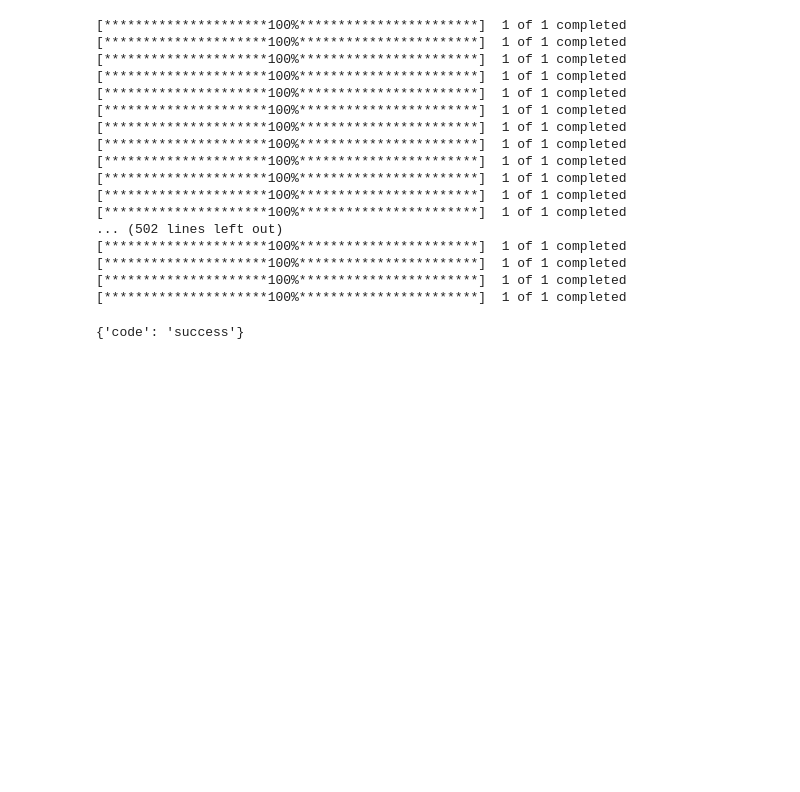
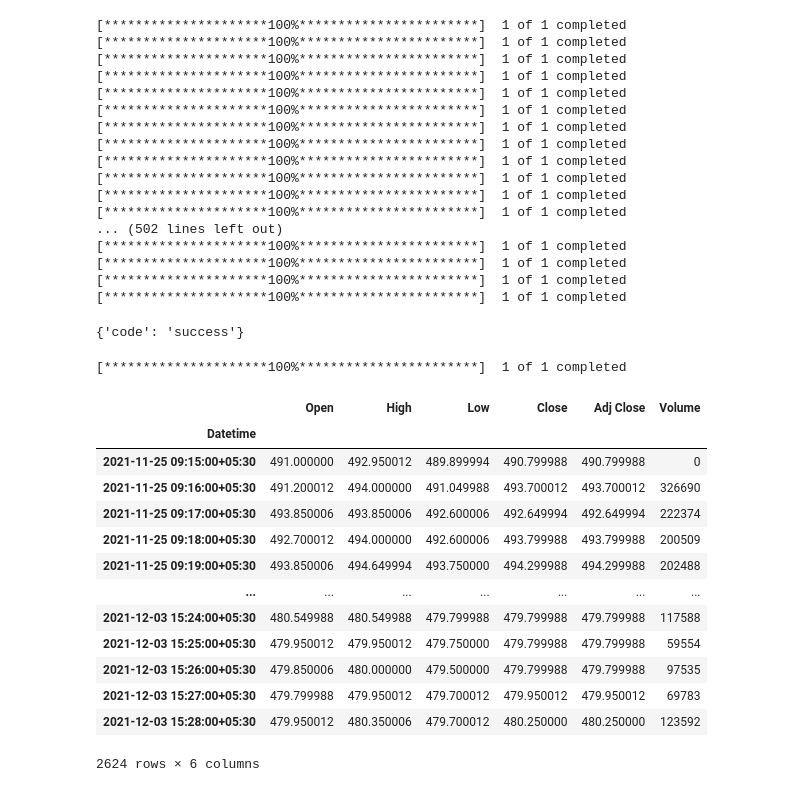
Before and after one commit to Deebling5/candlestick_screener, a Jupyter notebook: Breakout.ipynb, the cells around one changed output. Saved outputs shown, nothing was run; the diff lists cells and outputs as text; code cells hidden in the pictures; blank space fills up the shorter version.

```diff
--- a/Breakout.ipynb
+++ b/Breakout.ipynb
@@ -39,13 +39,31 @@ snapshot()
 # %%
 # valid intervals: 1m,2m,5m,15m,30m,60m,90m,1h,1d,5d,1wk,1mo,3mo
 # Valid periods : 1d, 5d, 1mo, 3mo, 6mo, 1y, 2y, 5y, 10y, ytd, max
 import yfinance as yf
-tok = yf.download('tatamotors.ns', period="1m", threads = True)
+tok = yf.download('tatamotors.ns', period="7d", interval='1m')
 #data = yf.download('shoperstop.ns', period="1d",interval = "1m", threads = True)
 #close = year['Close']
 #close[-200:].mean()
 #close[-50:].mean()
-tok['Volume']
+#tok['200ma'] = tok['Adj Close'].rolling(window=200, min_periods=0).mean()
+#tok['100ma'] = tok['Adj Close'].rolling(window=100, min_periods=0).mean()
+tok
+# %% [output]
+[*********************100%***********************]  1 of 1 completed
+|  | Open | High | Low | Close | Adj Close | Volume |
+| Datetime |  |  |  |  |  |  |
+| 2021-11-25 09:15:00+05:30 | 491.000000 | 492.950012 | 489.899994 | 490.799988 | 490.799988 | 0 |
+| 2021-11-25 09:16:00+05:30 | 491.200012 | 494.000000 | 491.049988 | 493.700012 | 493.700012 | 326690 |
+| 2021-11-25 09:17:00+05:30 | 493.850006 | 493.850006 | 492.600006 | 492.649994 | 492.649994 | 222374 |
+| 2021-11-25 09:18:00+05:30 | 492.700012 | 494.000000 | 492.600006 | 493.799988 | 493.799988 | 200509 |
+| 2021-11-25 09:19:00+05:30 | 493.850006 | 494.649994 | 493.750000 | 494.299988 | 494.299988 | 202488 |
+| ... | ... | ... | ... | ... | ... | ... |
+| 2021-12-03 15:24:00+05:30 | 480.549988 | 480.549988 | 479.799988 | 479.799988 | 479.799988 | 117588 |
+| 2021-12-03 15:25:00+05:30 | 479.950012 | 479.950012 | 479.750000 | 479.799988 | 479.799988 | 59554 |
+| 2021-12-03 15:26:00+05:30 | 479.850006 | 480.000000 | 479.500000 | 479.799988 | 479.799988 | 97535 |
+| 2021-12-03 15:27:00+05:30 | 479.799988 | 479.950012 | 479.700012 | 479.950012 | 479.950012 | 69783 |
+| 2021-12-03 15:28:00+05:30 | 479.950012 | 480.350006 | 479.700012 | 480.250000 | 480.250000 | 123592 |
+2624 rows × 6 columns
 # %%
 import os, pandas
 import pandas as pd
```
Also changed, not shown: 44 other files.
